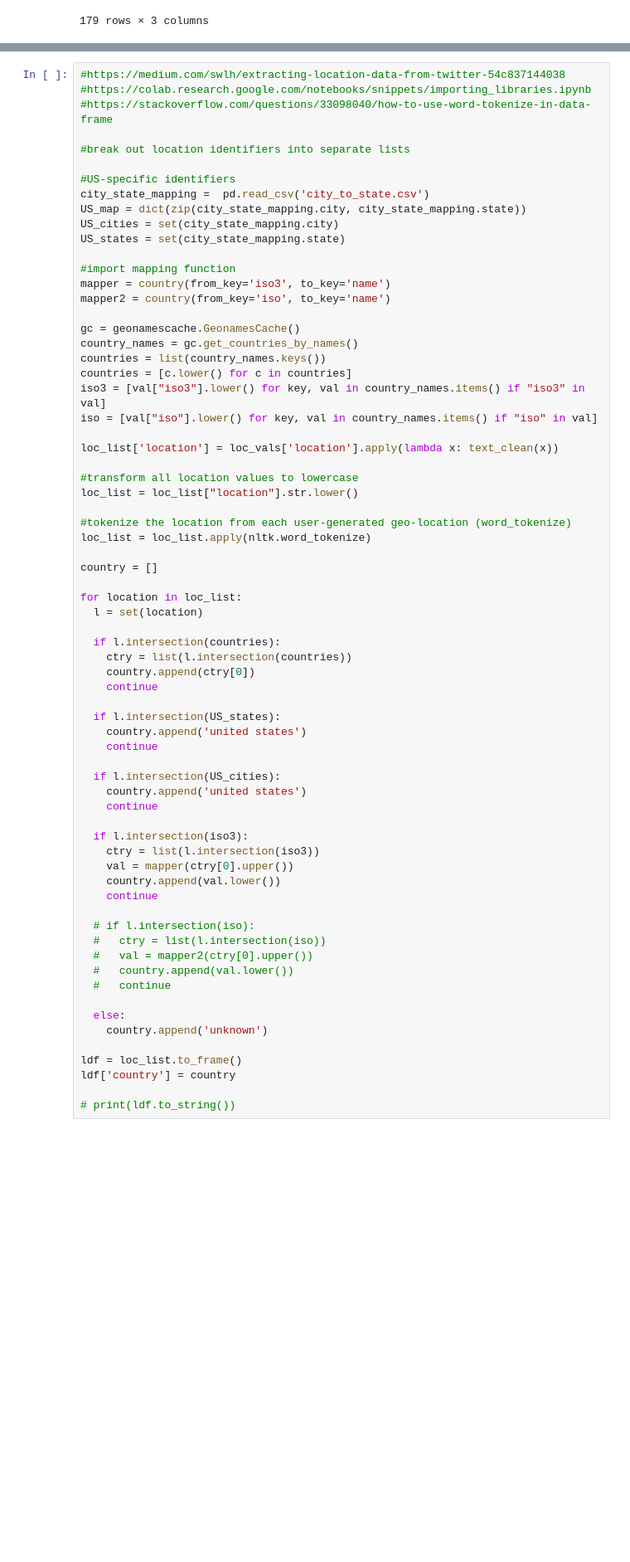
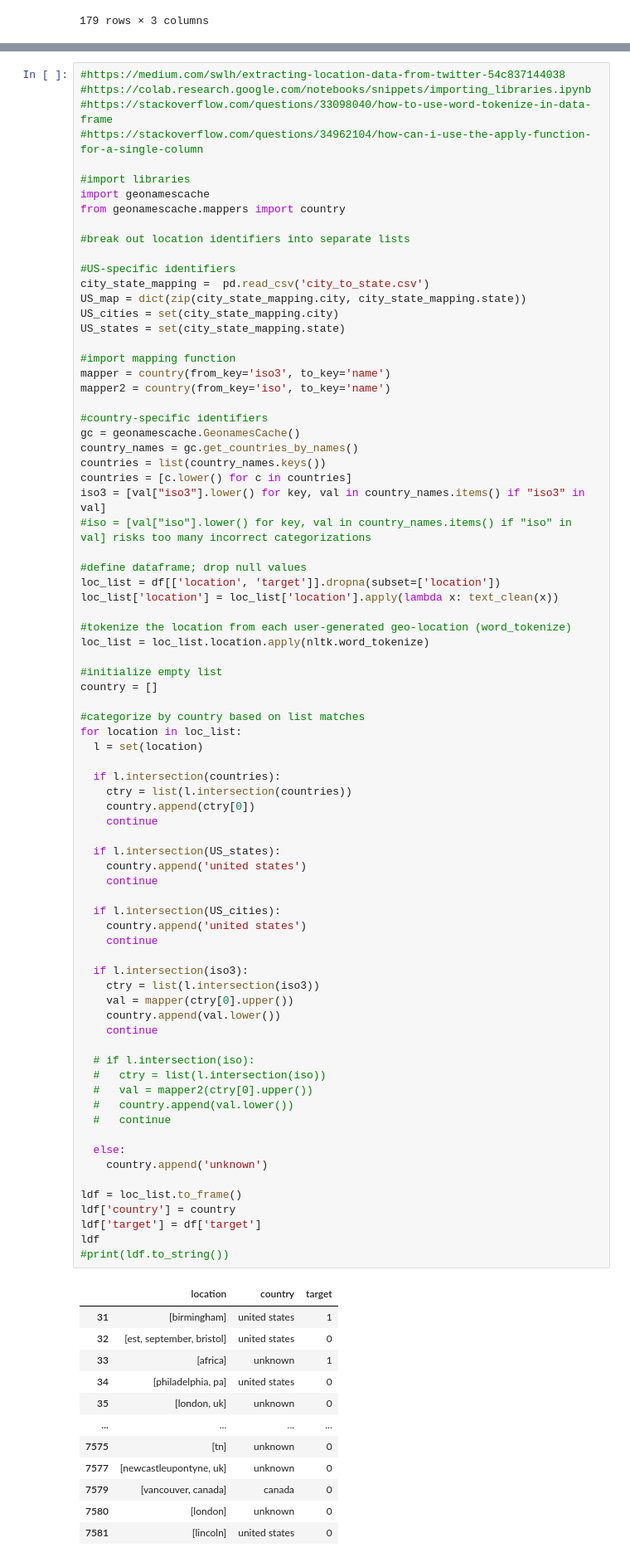
Before and after one commit to benon33/w207-final, a Jupyter notebook: EK_EDA.ipynb, the cells around one changed output, grey strips where cells are left out. Shown at 83% size. Drawn from its saved outputs; the diff is of its cells as text; blank space fills up the shorter version.

```diff
--- a/EK_EDA.ipynb
+++ b/EK_EDA.ipynb
@@ -224,6 +231,11 @@ train_data['clean_text'] = train_data['text'].apply(lambda x : text_clean(x))
 #https://medium.com/swlh/extracting-location-data-from-twitter-54c837144038
 #https://colab.research.google.com/notebooks/snippets/importing_libraries.ipynb
 #https://stackoverflow.com/questions/33098040/how-to-use-word-tokenize-in-data-frame
+#https://stackoverflow.com/questions/34962104/how-can-i-use-the-apply-function-for-a-single-column
+
+#import libraries
+import geonamescache
+from geonamescache.mappers import country
 
 #break out location identifiers into separate lists
 
@@ -237,55 +249,71 @@ US_states = set(city_state_mapping.state)
 mapper = country(from_key='iso3', to_key='name')
 mapper2 = country(from_key='iso', to_key='name')
 
+#country-specific identifiers
 gc = geonamescache.GeonamesCache()
 country_names = gc.get_countries_by_names()
 countries = list(country_names.keys())
 countries = [c.lower() for c in countries]
 iso3 = [val["iso3"].lower() for key, val in country_names.items() if "iso3" in val]
-iso = [val["iso"].lower() for key, val in country_names.items() if "iso" in val]
+#iso = [val["iso"].lower() for key, val in country_names.items() if "iso" in val] risks too many incorrect categorizations
 
-loc_list['location'] = loc_vals['location'].apply(lambda x: text_clean(x))
-
-#transform all location values to lowercase
-loc_list = loc_list["location"].str.lower()
+#define dataframe; drop null values
+loc_list = df[['location', 'target']].dropna(subset=['location'])
+loc_list['location'] = loc_list['location'].apply(lambda x: text_clean(x))
 
 #tokenize the location from each user-generated geo-location (word_tokenize)
-loc_list = loc_list.apply(nltk.word_tokenize)
+loc_list = loc_list.location.apply(nltk.word_tokenize)
 
+#initialize empty list
 country = []
 
+#categorize by country based on list matches
 for location in loc_list:
   l = set(location)
 
   if l.intersection(countries):
     ctry = list(l.intersection(countries))
     country.append(ctry[0])
     continue
 
   if l.intersection(US_states):
     country.append('united states')
     continue
 
   if l.intersection(US_cities):
     country.append('united states')
     continue
 
   if l.intersection(iso3):
     ctry = list(l.intersection(iso3))
     val = mapper(ctry[0].upper())
     country.append(val.lower())
     continue
 
   # if l.intersection(iso):
   #   ctry = list(l.intersection(iso))
   #   val = mapper2(ctry[0].upper())
   #   country.append(val.lower())
   #   continue
 
   else:
     country.append('unknown')
 
 ldf = loc_list.to_frame()
 ldf['country'] = country
-
-# print(ldf.to_string())
+ldf['target'] = df['target']
+ldf
+#print(ldf.to_string())
+# %% [output]
+|  | location | country | target |
+| 31 | [birmingham] | united states | 1 |
+| 32 | [est, september, bristol] | united states | 0 |
+| 33 | [africa] | unknown | 1 |
+| 34 | [philadelphia, pa] | united states | 0 |
+| 35 | [london, uk] | unknown | 0 |
+| ... | ... | ... | ... |
+| 7575 | [tn] | unknown | 0 |
+| 7577 | [newcastleupontyne, uk] | unknown | 0 |
+| 7579 | [vancouver, canada] | canada | 0 |
+| 7580 | [london] | unknown | 0 |
+| 7581 | [lincoln] | united states | 0 |
```
Also changed, not shown: parts of 7 cells of this notebook.
